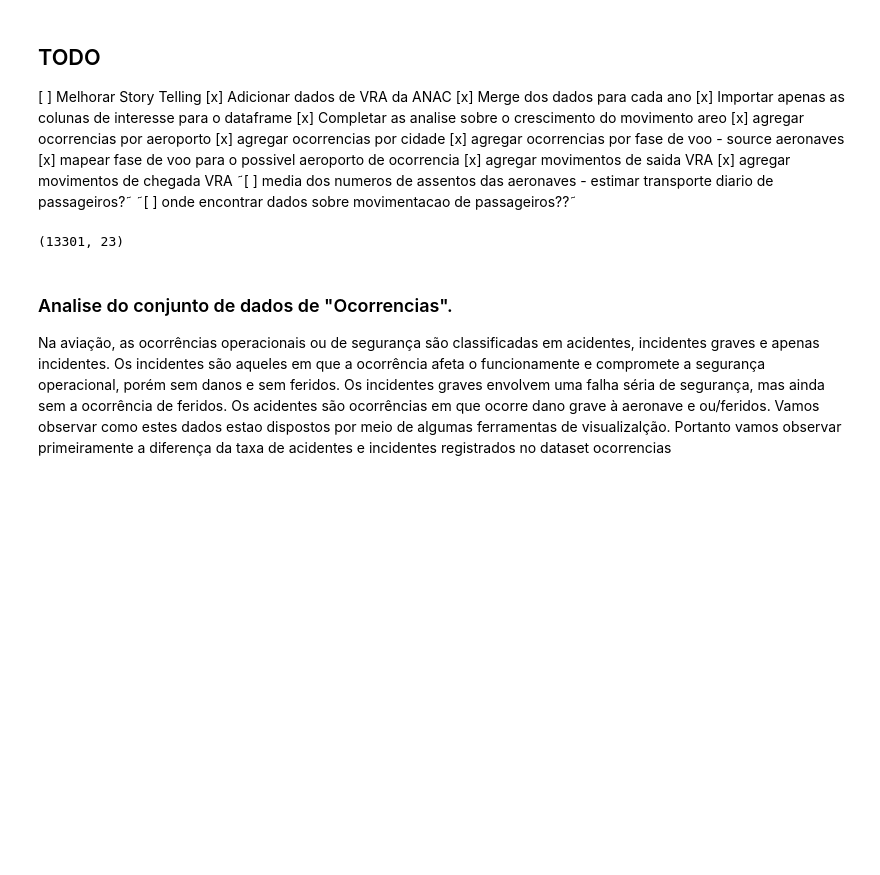
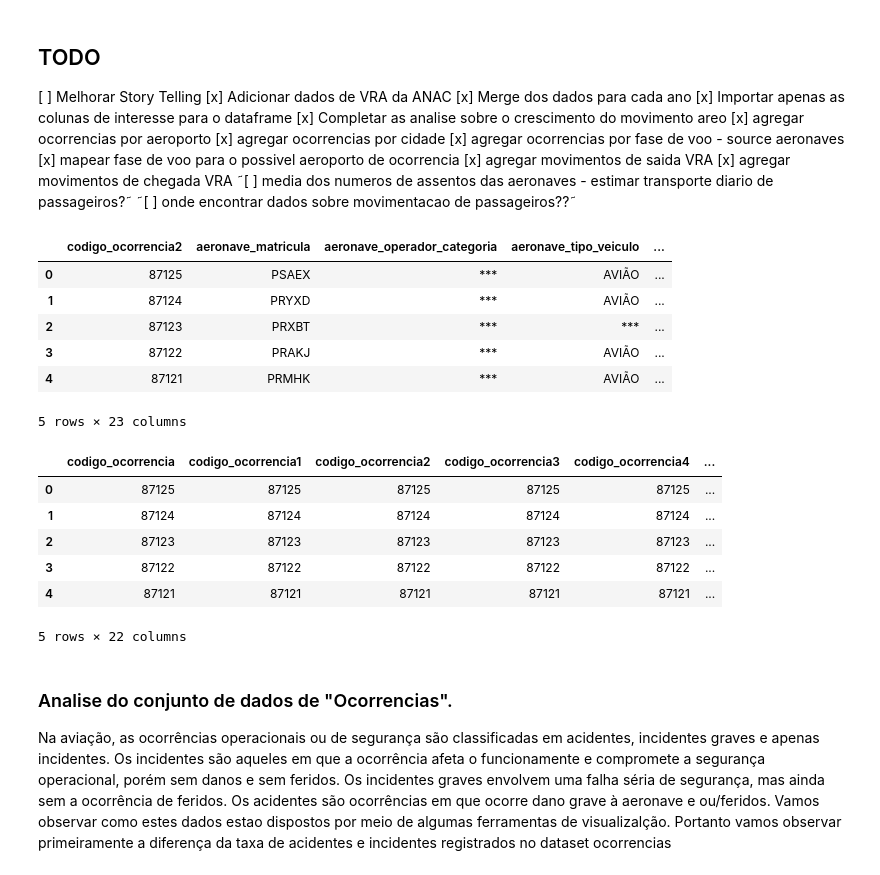
Before and after one commit to fmariane/sprint1-mvp, a Jupyter notebook: source/mvp.ipynb, the cells around one changed output. Saved outputs shown, nothing was run; the diff lists cells and outputs as text; code cells hidden in the pictures; blank space fills up the shorter version.

```diff
--- a/source/mvp.ipynb
+++ b/source/mvp.ipynb
@@ -16,35 +16,51 @@
 # %%
 # load data into dataframes
 import sys
 from pathlib import Path
 
 import pandas as pd
 import plotly.express as ptex
 import matplotlib.pyplot as plt
 from os import path
 from glob import glob
 
 # allow `from utils ...` whether cwd is `source/` or project root
 for _p in (Path.cwd(), Path.cwd() / "source"):
     if (_p / "utils" / "dataframe_operations.py").is_file():
         if str(_p) not in sys.path:
             sys.path.insert(0, str(_p))
         break
 
-from utils.dataframe_operations import DataFrameOperations, load_datasource_urls, filter_by_year
+from utils.dataframe_operations import (
+    DataFrameOperations, load_datasource_urls, filter_by_year,
+    build_ocorrencias_por_aeroporto,
+)
 
 datasources = load_datasource_urls()
 loader = DataFrameOperations()
 
 df_aeronave = loader.load_dataframe(datasources["aeronave"])
-# df_fator_contribuicao = loader.load_dataframe(datasources["fator_contribuicao"])
-# df_tipo_de_ocorrencia = loader.load_dataframe(datasources["tipo_de_ocorrencia"])
 df_ocorrencia = loader.load_dataframe(datasources["ocorrencia"])
-# df_recomendacao_cenipa = loader.load_dataframe(datasources["recomendacao_cenipa"])
 
 df_aeronave.shape
+
+display(df_aeronave.head())
+display(df_ocorrencia.head())
 # %% [output]
+|  | codigo_ocorrencia2 | aeronave_matricula | aeronave_operador_categoria | aeronave_tipo_veiculo | ... |
+| 0 | 87125 | PSAEX | *** | AVIÃO | ... |
+| 1 | 87124 | PRYXD | *** | AVIÃO | ... |
+| 2 | 87123 | PRXBT | *** | *** | ... |
+| 3 | 87122 | PRAKJ | *** | AVIÃO | ... |
+| 4 | 87121 | PRMHK | *** | AVIÃO | ... |
-(13301, 23)
+5 rows × 23 columns
+|  | codigo_ocorrencia | codigo_ocorrencia1 | codigo_ocorrencia2 | codigo_ocorrencia3 | codigo_ocorrencia4 | ... |
+| 0 | 87125 | 87125 | 87125 | 87125 | 87125 | ... |
+| 1 | 87124 | 87124 | 87124 | 87124 | 87124 | ... |
+| 2 | 87123 | 87123 | 87123 | 87123 | 87123 | ... |
+| 3 | 87122 | 87122 | 87122 | 87122 | 87122 | ... |
+| 4 | 87121 | 87121 | 87121 | 87121 | 87121 | ... |
+5 rows × 22 columns
 # %%
 #carregamento dos dados do Registro de Voos ativos, anos 2023 e 2024. Dados sao recebidos em formato de arquivos separados por mes. Sao concatenados em um unico dataframe
 cols=["Sigla ICAO Empresa Aérea","Empresa Aérea","Número de Assentos","Sigla ICAO Aeroporto Origem",
```
Also changed, not shown: parts of 9 cells of this notebook, 2 other files.
